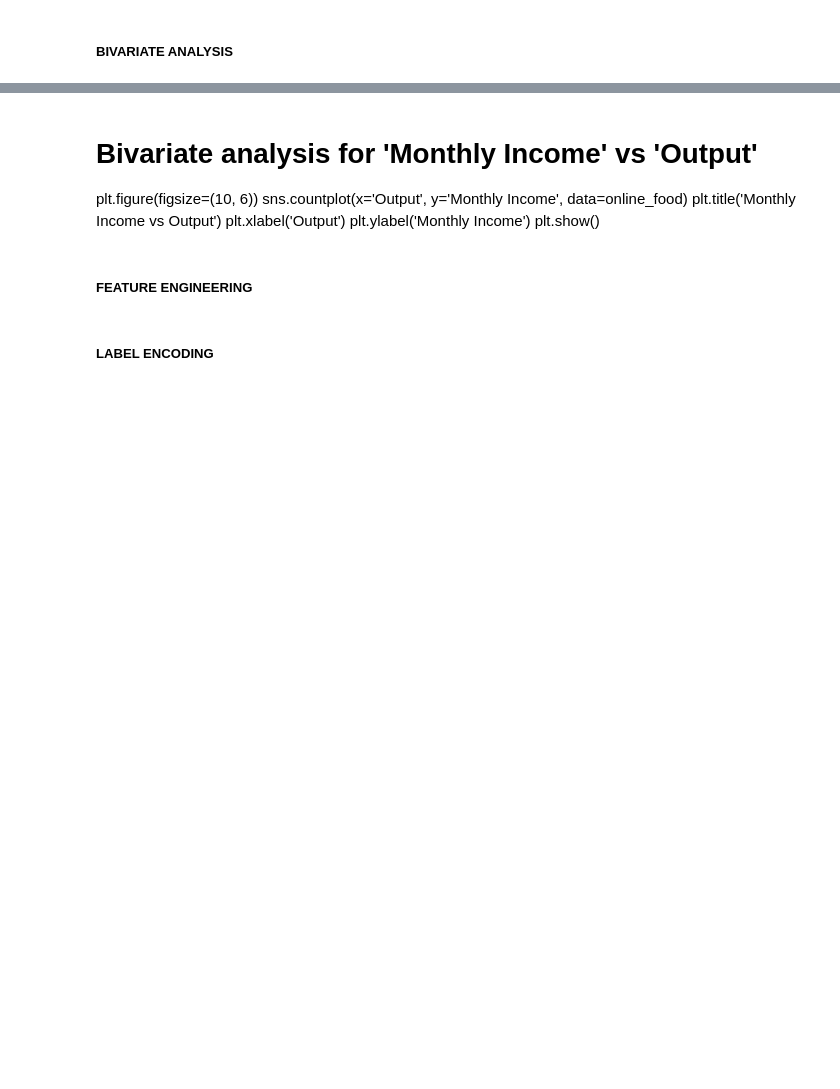
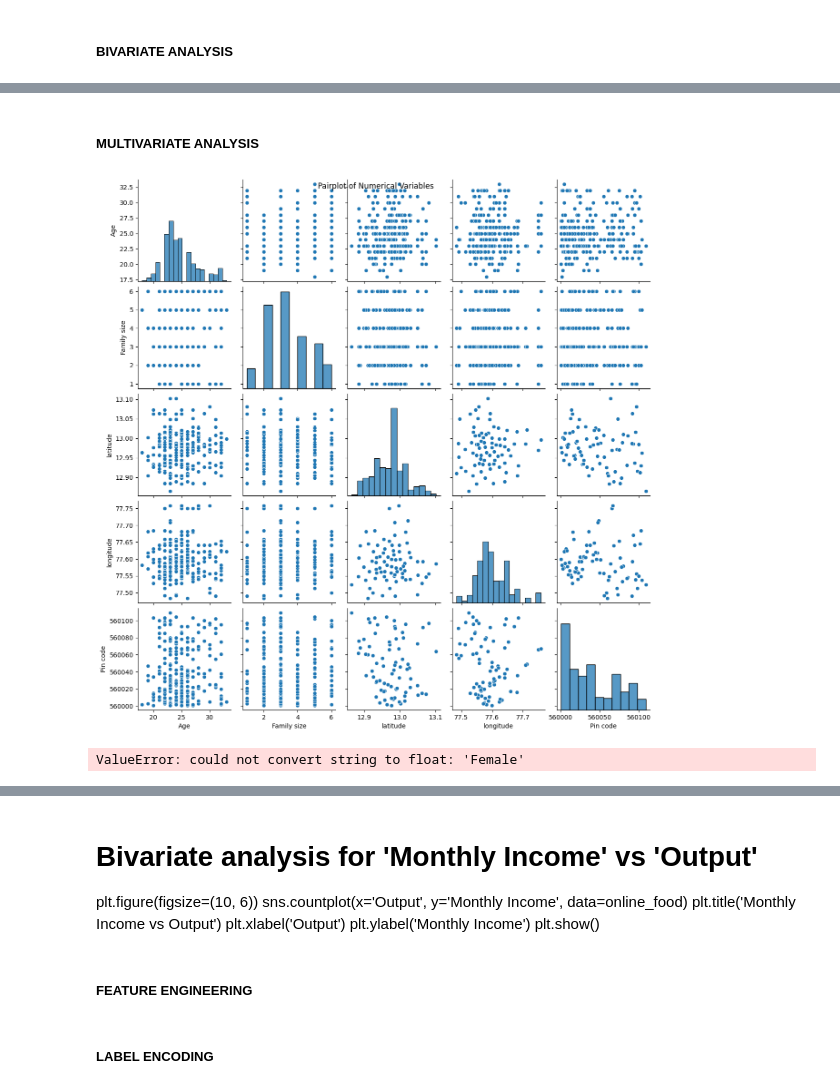
Before and after one commit to kwabenaboateng/ONLINE-FOOD, a Jupyter notebook: online food.ipynb, the cells around one changed output, grey strips where cells are left out. Cells and saved outputs as stored; diff of their text form; code cells hidden in the pictures; blank space fills up the shorter version.

Commit message:
Multivariate Analysis Added

```diff
--- a/online food.ipynb
+++ b/online food.ipynb
@@ -216 +281,19 @@ sns.countplot(data = online_food,x='Gender',hue='Feedback')
+# %% [markdown]
+##### MULTIVARIATE ANALYSIS
+# %%
+# Pairplot for numerical variables
+sns.pairplot(online_food)
+plt.suptitle('Pairplot of Numerical Variables')
+plt.show()
+# %% [output]
+[figure, added]
+# %%
+# Heatmap for correlation
+plt.figure(figsize=(10, 8))
+correlation_matrix = online_food.corr()
+sns.heatmap(correlation_matrix, annot=True, cmap='coolwarm', fmt=".2f")
+plt.title('Correlation Heatmap')
+plt.show()
+# %% [output]
+ValueError: could not convert string to float: 'Female'
 # %%
```
Also changed, not shown: parts of 6 cells of this notebook.
